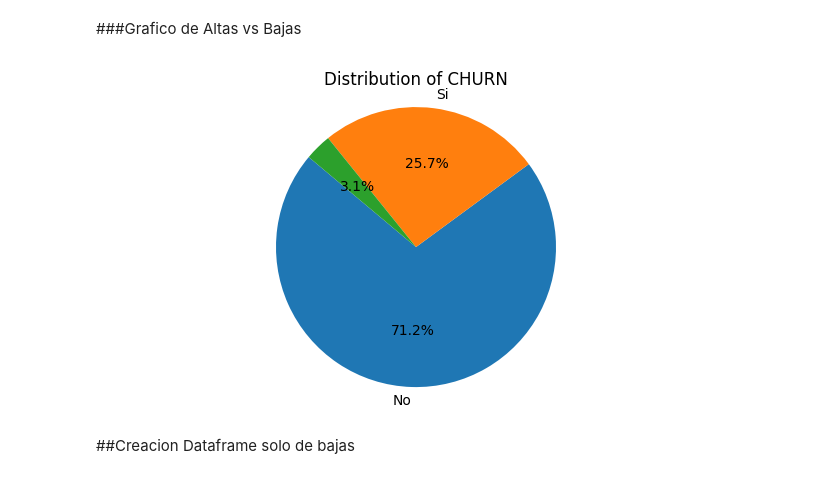
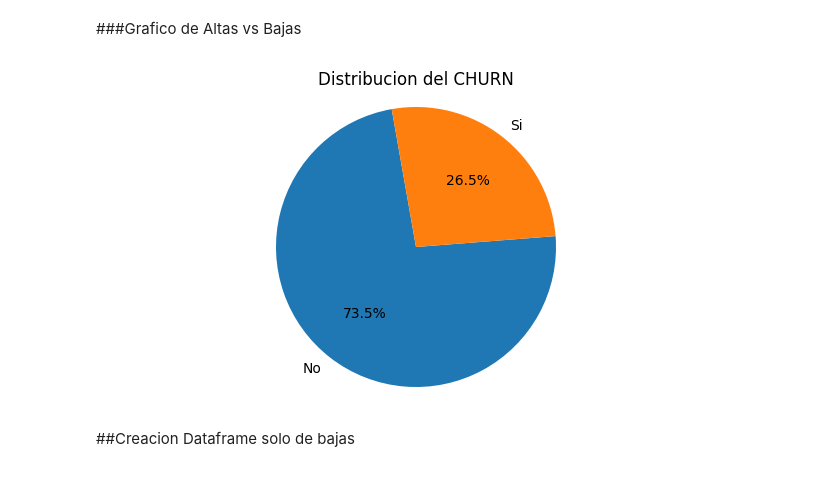
Before and after one commit to raohxxx/TelecomX_Challenge, a Jupyter notebook: TelecomX_LATAM.ipynb, the cells around one changed output. Cells and saved outputs as stored; diff of their text form; code cells hidden in the pictures.

```diff
--- a/TelecomX_LATAM.ipynb
+++ b/TelecomX_LATAM.ipynb
@@ -369,0 +374,6 @@ for y in columnas:
+# %%
+# Remove rows where the 'CHURN' column is an empty string
+df_final = df_final[df_final['CHURN'] != '']
+
+# Display the first 3 rows of the modified DataFrame
+df_final.info()
@@ -370,19 +398,20 @@ for y in columnas:
 # %% [markdown]
 ###Grafico de Altas vs Bajas
 # %%
-import matplotlib.pyplot as plt
+
 
 # Calculate the counts of the CHURN column
 churn_counts = df_final['CHURN'].value_counts()
 
 # Create the pie chart
 plt.figure(figsize=(8, 4))
-plt.pie(churn_counts, labels=churn_counts.index, autopct='%1.1f%%', startangle=140)
-plt.title('Distribution of CHURN')
+plt.pie(churn_counts, labels=churn_counts.index, autopct=lambda p: '{:.1f}%'.format(p) if p > 0 else '', startangle=100)
+#plt.pie(churn_counts, labels=churn_counts.index, autopct='%1.1f%%', startangle=140)
+plt.title('Distribucion del CHURN')
 plt.axis('equal')  # Equal aspect ratio ensures that pie is drawn as a circle.
 plt.show()
 # %% [output]
-[figure, old version]
+[figure, new version]
 # %% [markdown]
 ##Creacion Dataframe solo de bajas
 # %%
```
Also changed, not shown: parts of 15 cells of this notebook.
